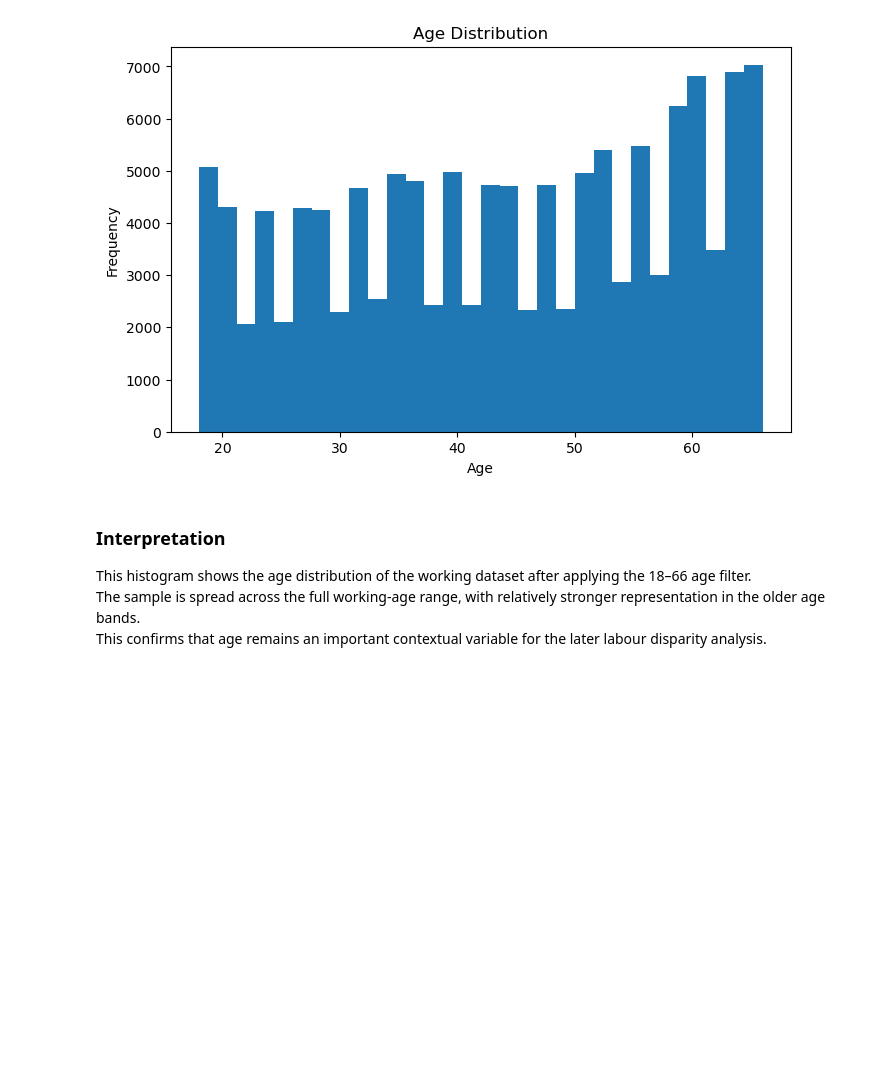
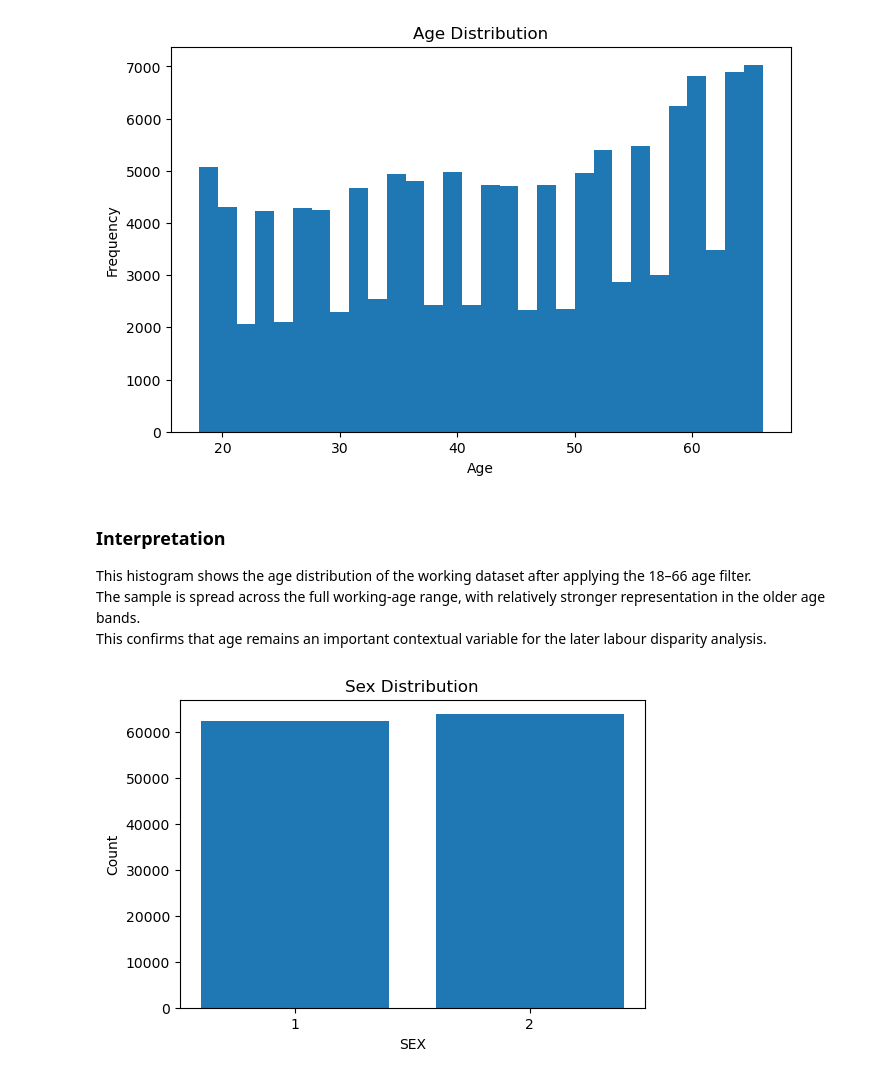
Before and after one commit to ClaraQuilapan/ca2-90-2022475, a Jupyter notebook: Untitled.ipynb, the cells around one changed output. Saved outputs shown, nothing was run; the diff lists cells and outputs as text; code cells hidden in the pictures; blank space fills up the shorter version.

```diff
--- a/Untitled.ipynb
+++ b/Untitled.ipynb
@@ -214,3 +214,15 @@ plt.show()
 This histogram shows the age distribution of the working dataset after applying the 18–66 age filter.
 The sample is spread across the full working-age range, with relatively stronger representation in the older age bands.
 This confirms that age remains an important contextual variable for the later labour disparity analysis.
+# %%
+sex_counts = work_df["SEX"].value_counts(dropna=False).sort_index()
+
+plt.figure(figsize=(6,4))
+plt.bar(sex_counts.index.astype(str), sex_counts.values)
+plt.title("Sex Distribution")
+plt.xlabel("SEX")
+plt.ylabel("Count")
+plt.savefig("figures_du/sex_distribution.png", dpi=300, bbox_inches="tight")
+plt.show()
+# %% [output]
+[figure, added]
```
Also changed, not shown: parts of 1 cell of this notebook.
